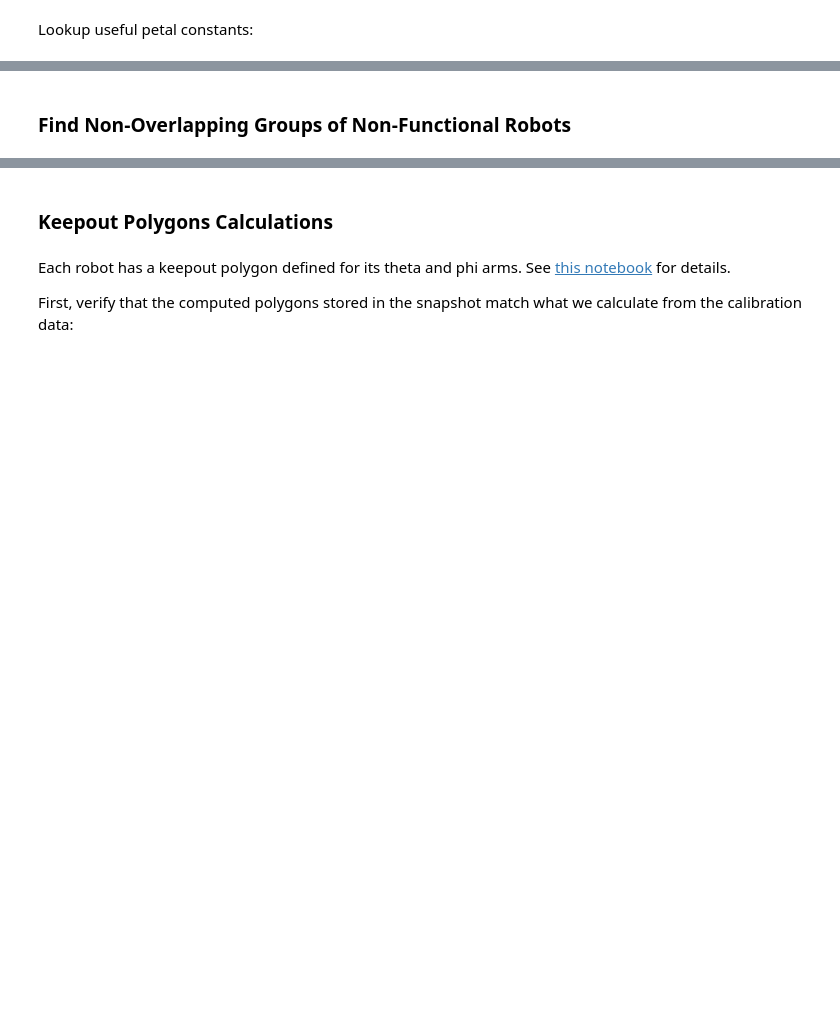
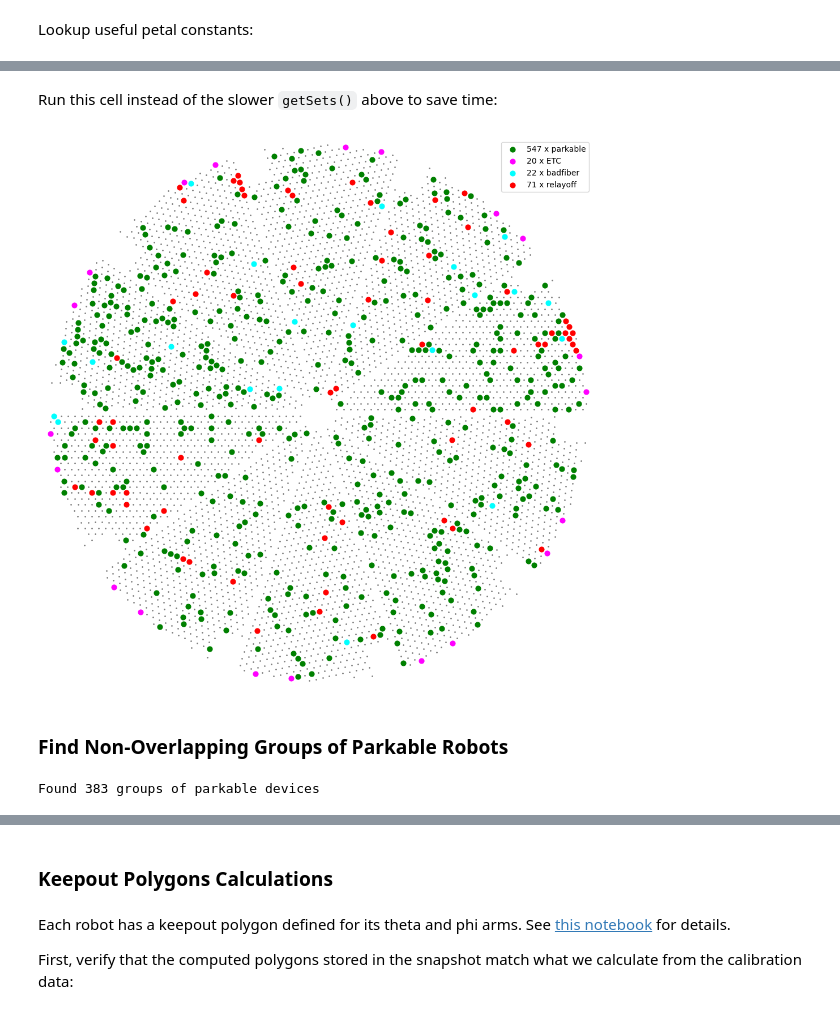
Before and after one commit to desihub/fpoffline, a Jupyter notebook: nb/ValetParking/ValetParking.ipynb, the cells around one changed output, grey strips where cells are left out. Drawn from its saved outputs; the diff is of its cells as text; code cells hidden in the pictures; blank space fills up the shorter version.

```diff
--- a/nb/ValetParking/ValetParking.ipynb
+++ b/nb/ValetParking/ValetParking.ipynb
@@ -74,0 +169,13 @@ Loaded 502 calib rows for petal_id 9
+# %%
+def loadSets(name='sets-20250410.json'):
+    """Load the sets from a JSON file."""
+    with open(name, 'r') as f:
+        data = json.load(f)
+    return namedtuple('Categories', 'nonfunc ETC badfiber relayoff')(
+        set(data['nonfunc']),
+        set(data['ETC']),
+        set(data['badfiber']),
+        set(data['relayoff']),
+    )
+# %% [markdown]
+Run this cell instead of the slower `getSets()` above to save time:
@@ -75,3 +194,27 @@ Loaded 502 calib rows for petal_id 9
+# %%
+def plotSets():
+
+    fig, ax = plt.subplots(figsize=(10, 10))
+
+    ax.scatter(PTL.xfp, PTL.yfp, s=1, c='gray')
+
+    parkable = sets.nonfunc - sets.ETC - sets.badfiber - sets.relayoff
+    colors = {'parkable': 'green', 'ETC': 'magenta', 'badfiber': 'cyan', 'relayoff': 'red'}
+    for name in ('parkable', 'ETC', 'badfiber', 'relayoff'):
+        pos_ids = getattr(sets, name) if name != 'parkable' else parkable
+        mask = getMaskForPosIDs(pos_ids)
+        color = colors[name]
+        ax.scatter(PTL.xfp[mask], PTL.yfp[mask], s=40, c=color, label=f'{len(pos_ids)} x {name}')
+
+    ax.legend()
+    ax.set(xlim=(-420,420), ylim=(-420, 420), aspect=1)
+    ax.axis('off')
+    plt.tight_layout()
+    plt.savefig('sets-20250410.png')
+
+plotSets()
+# %% [output]
+[figure, added]
 # %% [markdown]
-### Find Non-Overlapping Groups of Non-Functional Robots
+### Find Non-Overlapping Groups of Parkable Robots
 # %%
@@ -106,4 +253,7 @@ def findGroups(snap):
 
     return groups
 # %%
-groups = findGroups(snap)
+groups = findGroups()
+print(f'Found {len(groups)} groups of parkable devices')
+# %% [output]
+Found 383 groups of parkable devices
```
Also changed, not shown: parts of 65 cells of this notebook, 1 other file.
